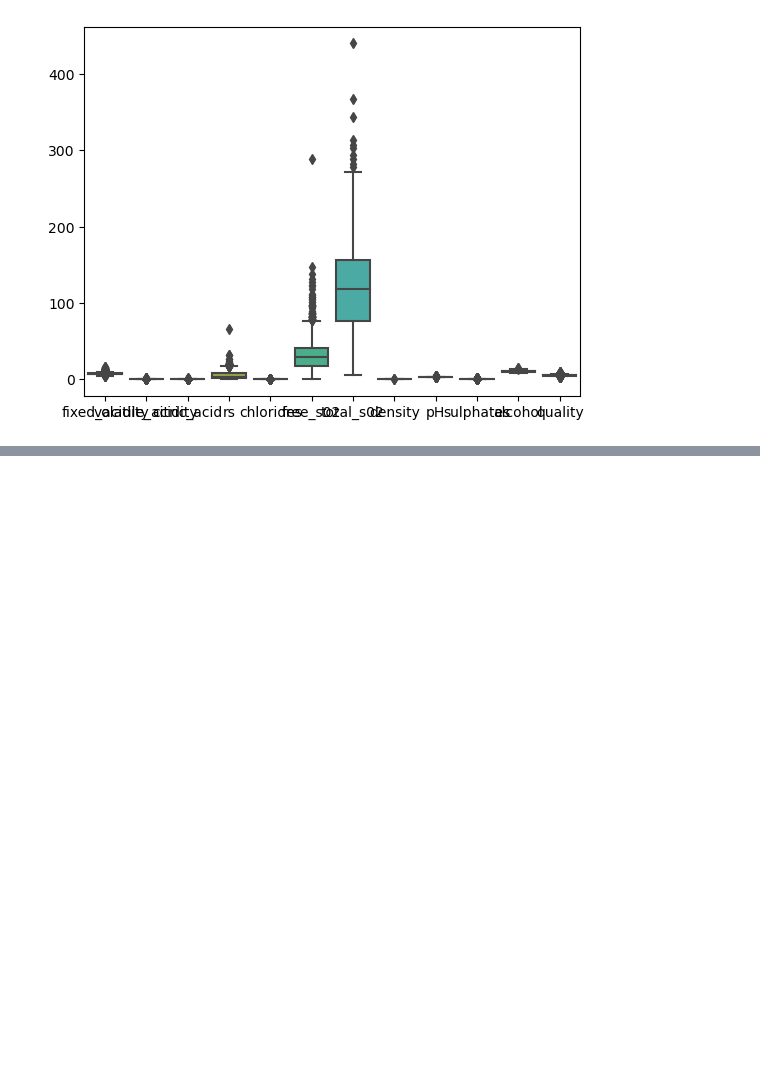
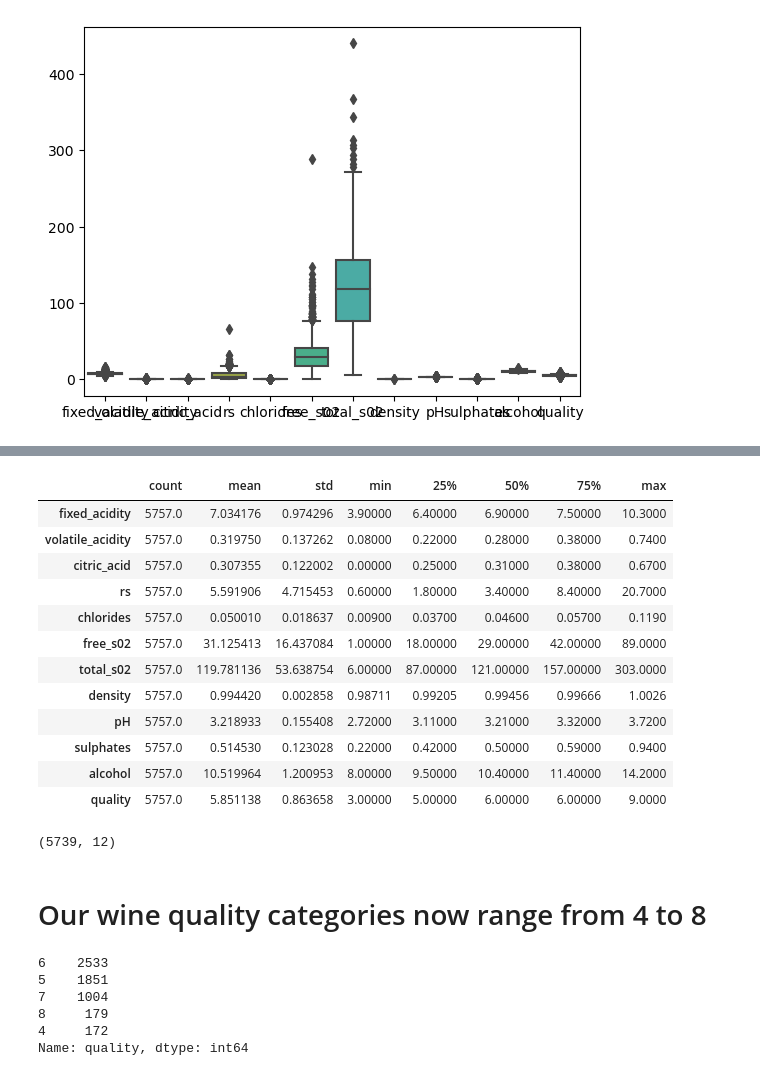
Before and after one commit to Mags-and-Smitty-Clustering-Project/group, a Jupyter notebook: project_3_workbook.ipynb, the cells around one changed output, grey strips where cells are left out. Drawn from its saved outputs; the diff is of its cells as text; code cells hidden in the pictures; blank space fills up the shorter version.

```diff
--- a/project_3_workbook.ipynb
+++ b/project_3_workbook.ipynb
@@ -183,6 +231,3 @@ for col in num_cols:
 # %%
-# # 'quality' IQR
-
-# qual_iqr = q3 - q1
-# qual_iqr
+wine, var_fences = remove_outliers(wine)
 # %% [output]
@@ -201,0 +246,16 @@ for col in num_cols:
+# %%
+wine.describe().T
+# %% [output]
+|  | count | mean | std | min | 25% | 50% | 75% | max |
+| fixed_acidity | 5757.0 | 7.034176 | 0.974296 | 3.90000 | 6.40000 | 6.90000 | 7.50000 | 10.3000 |
+| volatile_acidity | 5757.0 | 0.319750 | 0.137262 | 0.08000 | 0.22000 | 0.28000 | 0.38000 | 0.7400 |
+| citric_acid | 5757.0 | 0.307355 | 0.122002 | 0.00000 | 0.25000 | 0.31000 | 0.38000 | 0.6700 |
+| rs | 5757.0 | 5.591906 | 4.715453 | 0.60000 | 1.80000 | 3.40000 | 8.40000 | 20.7000 |
+| chlorides | 5757.0 | 0.050010 | 0.018637 | 0.00900 | 0.03700 | 0.04600 | 0.05700 | 0.1190 |
+| free_s02 | 5757.0 | 31.125413 | 16.437084 | 1.00000 | 18.00000 | 29.00000 | 42.00000 | 89.0000 |
+| total_s02 | 5757.0 | 119.781136 | 53.638754 | 6.00000 | 87.00000 | 121.00000 | 157.00000 | 303.0000 |
+| density | 5757.0 | 0.994420 | 0.002858 | 0.98711 | 0.99205 | 0.99456 | 0.99666 | 1.0026 |
+| pH | 5757.0 | 3.218933 | 0.155408 | 2.72000 | 3.11000 | 3.21000 | 3.32000 | 3.7200 |
+| sulphates | 5757.0 | 0.514530 | 0.123028 | 0.22000 | 0.42000 | 0.50000 | 0.59000 | 0.9400 |
+| alcohol | 5757.0 | 10.519964 | 1.200953 | 8.00000 | 9.50000 | 10.40000 | 11.40000 | 14.2000 |
+| quality | 5757.0 | 5.851138 | 0.863658 | 3.00000 | 5.00000 | 6.00000 | 6.00000 | 9.0000 |
@@ -201,0 +267,16 @@ for col in num_cols:
+# %%
+#After removing the high and low qualities we only removed 18 lines(13 low, 5 high) from the dataset
+wine.shape
+# %% [output]
+(5739, 12)
+# %% [markdown]
+# Our wine quality categories now range from 4 to 8
+# %%
+wine.quality.value_counts()
+# %% [output]
+6    2533
+5    1851
+7    1004
+8     179
+4     172
+Name: quality, dtype: int64
```
Also changed, not shown: parts of 7 cells of this notebook, 1 other file.
